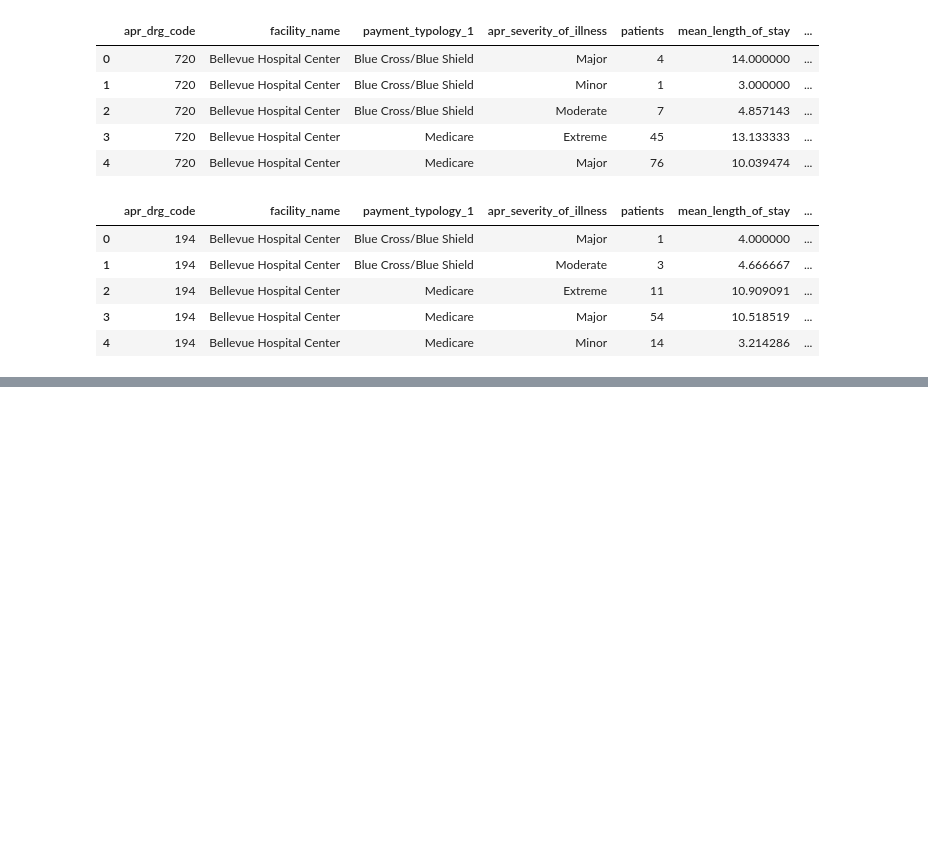
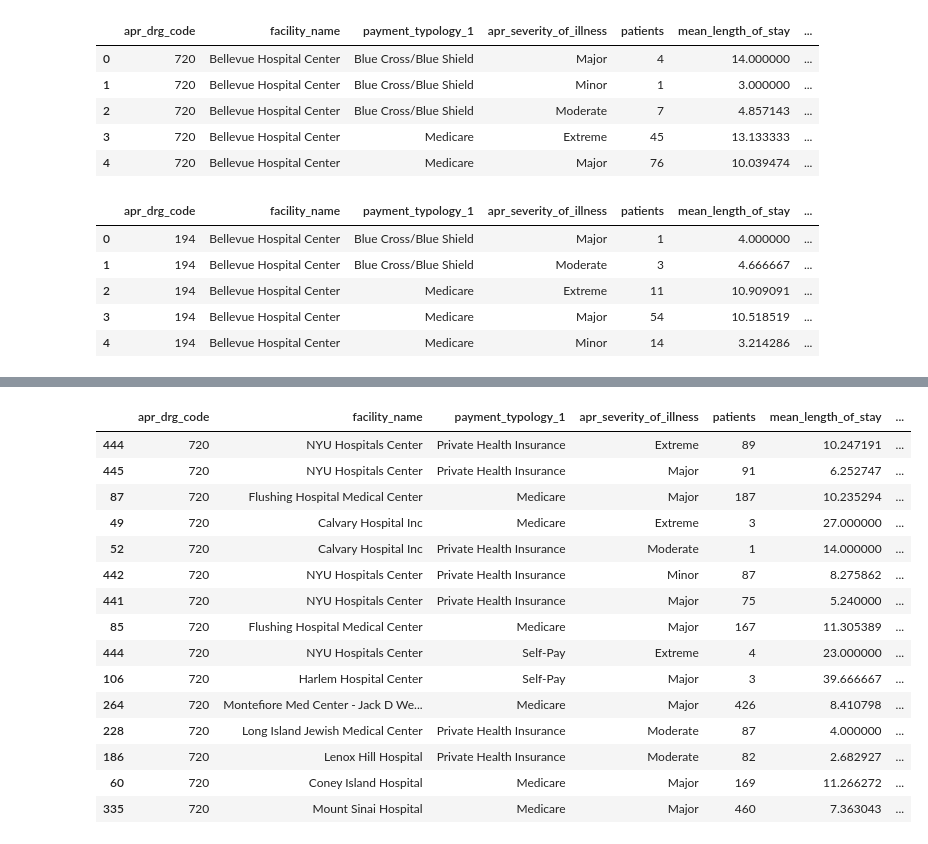
Before and after one commit to westerleyy/medicareinNYC, a Jupyter notebook: analytics/bayes_net_analysis.ipynb, the cells around one changed output, grey strips where cells are left out. Saved outputs shown, nothing was run; the diff lists cells and outputs as text; code cells hidden in the pictures; blank space fills up the shorter version.

```diff
--- a/analytics/bayes_net_analysis.ipynb
+++ b/analytics/bayes_net_analysis.ipynb
@@ -128,0 +112,17 @@ Least Anomalous
+# %%
+results = pd.DataFrame()
+for year in [2015,2016,2017]:
+    print("Year: ", year)
+    septicemia = pd.read_csv('../data/sparcs/septicemia/summary_{}.csv'.format(year))
+    anomaly_ranks = get_anomaly_ranks(septicemia)
+
+    top = (septicemia.iloc[anomaly_ranks.sort_values().head(5).index]).copy()
+    top['HowAnomalous'] = "Most"
+    top['year'] = year
+
+    bottom = (septicemia.iloc[exmp2.sort_values(ascending=False).head(5).index]).copy()
+    bottom['HowAnomalous'] = 'Least'
+    bottom['year'] = year
+
+    results = results.append(top)
+    results = results.append(bottom)
@@ -128,0 +138,19 @@ Least Anomalous
+# %%
+results[results['HowAnomalous'] == 'Most']
+# %% [output]
+|  | apr_drg_code | facility_name | payment_typology_1 | apr_severity_of_illness | patients | mean_length_of_stay | ... |
+| 444 | 720 | NYU Hospitals Center | Private Health Insurance | Extreme | 89 | 10.247191 | ... |
+| 445 | 720 | NYU Hospitals Center | Private Health Insurance | Major | 91 | 6.252747 | ... |
+| 87 | 720 | Flushing Hospital Medical Center | Medicare | Major | 187 | 10.235294 | ... |
+| 49 | 720 | Calvary Hospital Inc | Medicare | Extreme | 3 | 27.000000 | ... |
+| 52 | 720 | Calvary Hospital Inc | Private Health Insurance | Moderate | 1 | 14.000000 | ... |
+| 442 | 720 | NYU Hospitals Center | Private Health Insurance | Minor | 87 | 8.275862 | ... |
+| 441 | 720 | NYU Hospitals Center | Private Health Insurance | Major | 75 | 5.240000 | ... |
+| 85 | 720 | Flushing Hospital Medical Center | Medicare | Major | 167 | 11.305389 | ... |
+| 444 | 720 | NYU Hospitals Center | Self-Pay | Extreme | 4 | 23.000000 | ... |
+| 106 | 720 | Harlem Hospital Center | Self-Pay | Major | 3 | 39.666667 | ... |
+| 264 | 720 | Montefiore Med Center - Jack D We... | Medicare | Major | 426 | 8.410798 | ... |
+| 228 | 720 | Long Island Jewish Medical Center | Private Health Insurance | Moderate | 87 | 4.000000 | ... |
+| 186 | 720 | Lenox Hill Hospital | Private Health Insurance | Moderate | 82 | 2.682927 | ... |
+| 60 | 720 | Coney Island Hospital | Medicare | Major | 169 | 11.266272 | ... |
+| 335 | 720 | Mount Sinai Hospital | Medicare | Major | 460 | 7.363043 | ... |
```
Also changed, not shown: parts of 15 cells of this notebook, 4 other files.
